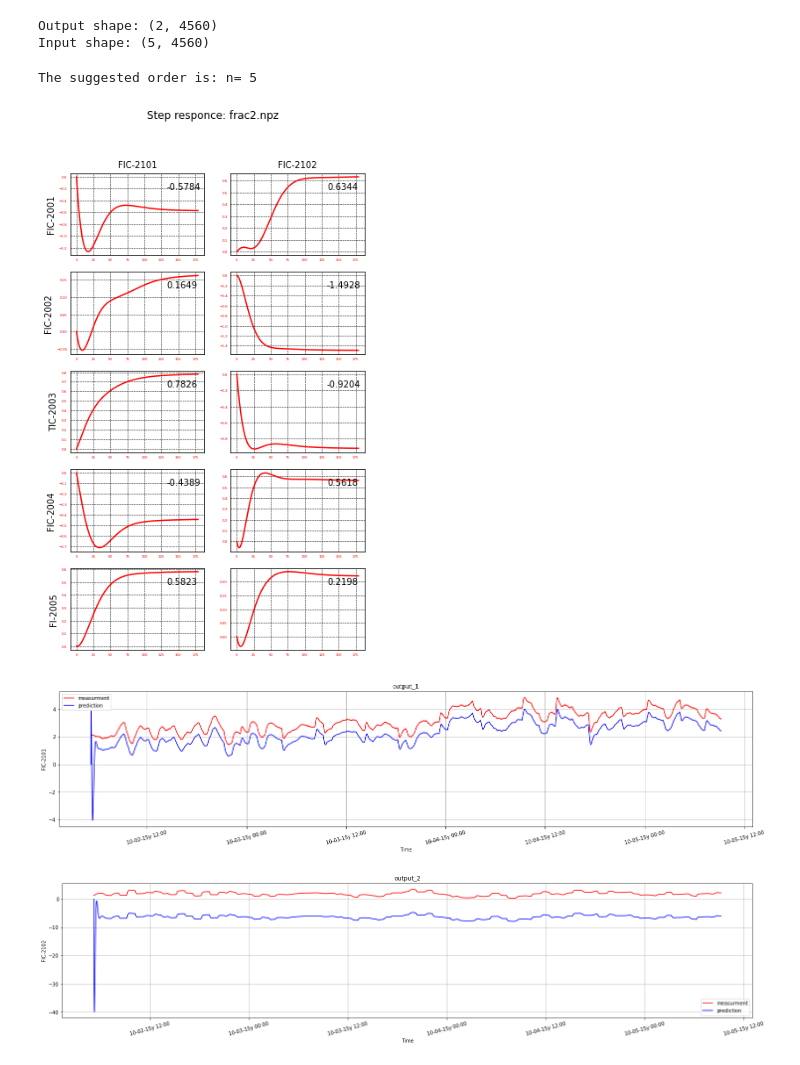
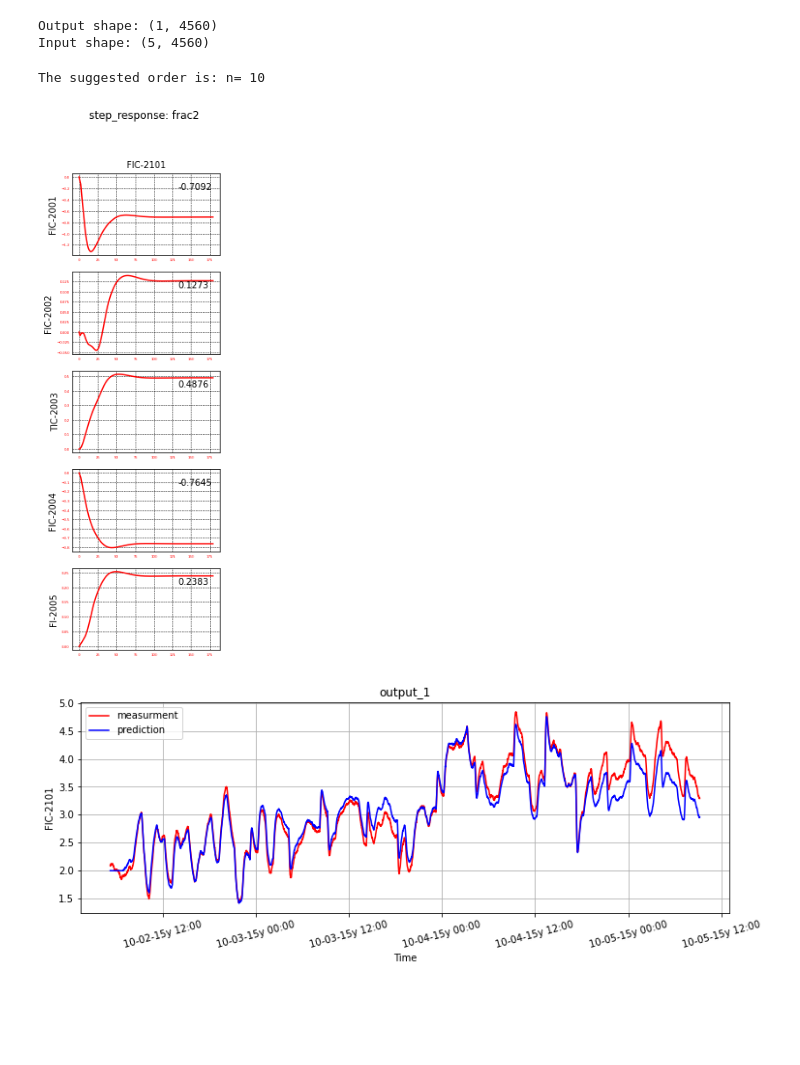
Before and after one commit to Robbie1/sysid, a Jupyter notebook: notebooks/model_id_democol.ipynb, the cells around one changed output. Saved outputs shown, nothing was run; the diff lists cells and outputs as text; code cells hidden in the pictures; blank space fills up the shorter version.

```diff
--- a/notebooks/model_id_democol.ipynb
+++ b/notebooks/model_id_democol.ipynb
@@ -70,4 +63,31 @@ step_test.head()
 #select Inputs and Outputs for the model identification case
 #['AI-2020','AI-2021', 'AI-2022', 'FIC-2100', 'FIC-2101', 'FIC-2102', 'FI-2005', 'FIC-2001','FIC-2002', 'FIC-2004','QI-2106', 'TIC-2003']
 inputs = ['FIC-2001','FIC-2002', 'TIC-2003', 'FIC-2004','FI-2005']
-outputs = ['FIC-2101','FIC-2102']
+outputs = ['FIC-2101']
+# %%
+# Prepare detrending filter
+tss = 60
+tss_sec = tss*60
+mult_factor = 3
+filt_tss = tss_sec * mult_factor
+numtaps = 64+1
+cutoff = 2/tss_sec/mult_factor
+fs = ts
+pass_zero= 'lowpass'
+window = ('exponential', None, 3)
+coef = signal.firwin(numtaps=numtaps, cutoff=cutoff, window=window, pass_zero=pass_zero, fs=fs)
+plots.plot_freuency_response(coef)
+
+# prepare detrending filter
+# tss = 5 * 60
+# mult_factor = 3
+# filt_tss = tss * mult_factor
+# numtaps = 32+1
+# cutoff = 2/filt_tss/mult_factor
+# fs = ts
+# pass_zero= 'lowpass'
+# window = ('exponential', None, 3)
+# coef = signal.firwin(numtaps=numtaps, cutoff=cutoff, window=window, pass_zero=pass_zero, fs=fs)
+# plots.plot_freuency_response(coef)
+# trend = signal.filtfilt(coef, 1.0,idinput, axis=0)
+# idinput = idinput - trend
@@ -74,11 +104,11 @@ outputs = ['FIC-2101','FIC-2102']
 # %%
-#Convert dataframe to numpy arry.
-u = step_test[inputs].to_numpy().T
-y = step_test[outputs].to_numpy().T
+# Convert dataframe to numpy array in the shape requied for SIPPY
+u = idinput[inputs].to_numpy().T
+y = idinput[outputs].to_numpy().T
 print('Output shape:', y.shape)
 print('Input shape:',u.shape)
 # %% [output]
-Output shape: (2, 4560)
+Output shape: (1, 4560)
 Input shape: (5, 4560)
 # %%
 #specify model identification parameters, reffer the documentation for detais.
@@ -90,19 +120,10 @@ fix_ordr = 25 # Used if and only if IC = 'None'
 max_order = 25 # Used if IC = AIC, AICc or BIC
 req_D = False
 force_A_stable = False
-# %%
-# Detrending anf filtering signals
-tss = 180 #Time to steady state
-u_detend = detrend(u, type='linear')
-y_detend = detrend(y, type='linear')
-
-b, a = butter(10, 2/3/tss, 'highpass', analog=True) #filter any frequency  slower than 3*tss
-u_filt = filtfilt(b, a, u_detend, method="gust")
-y_filt = filtfilt(b, a, y_detend, method="gust")
 # %%
 sys_id = system_identification(
-    y_filt,
-    u_filt,
+    y,
+    u,
     method,
     SS_fixed_order=fix_ordr,
     SS_max_order=max_order,
@@ -119,15 +140,14 @@ sys_id = system_identification(
 #save model parameters A, B, C,D and X0 as npz file
 np.savez(model, A=sys_id.A, B=sys_id.B, C=sys_id.C, D=sys_id.D, K=sys_id.K, X0=sys_id.x0)
 # %% [output]
-The suggested order is: n= 5
+The suggested order is: n= 10
 # %%
-plots.plot_model(model, inputs, outputs, tss=tss)
+plots.plot_model(model, inputs, outputs, tss=tss*3)
 # %% [output]
-[figure, old version]
+[figure, new version]
 # %%
 start_time = start
 end_time = end
-plots.plot_comparison(step_test_data, model, inputs, outputs, start_time, end_time, plt_input= False,scale_plt=False)
+plots.plot_comparison(step_test_data, model, inputs, outputs, start_time, end_time, plt_input=False)
 # %% [output]
-[figure, old version]
+[figure, new version]
-[figure, removed]
```
Also changed, not shown: parts of 6 cells of this notebook, 1 other file.
